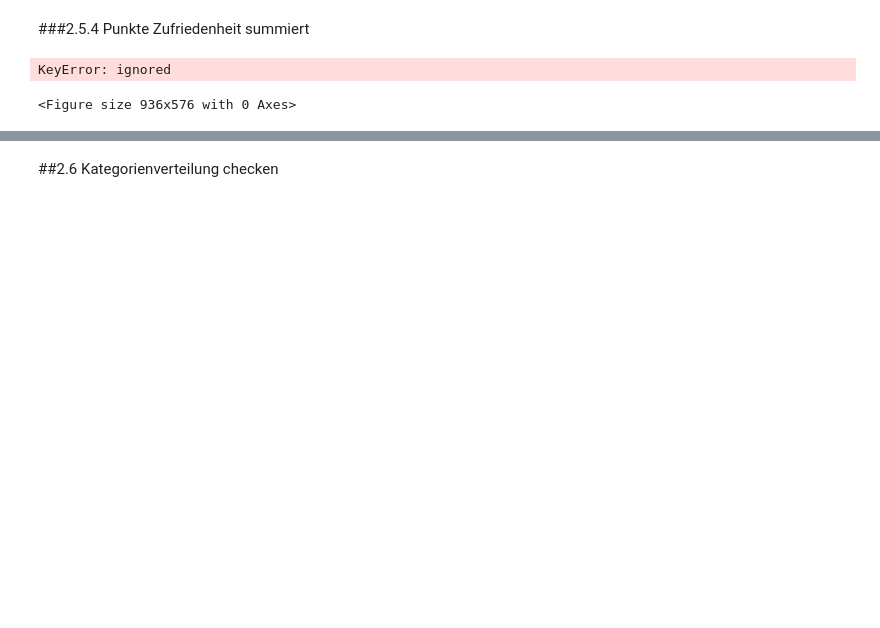
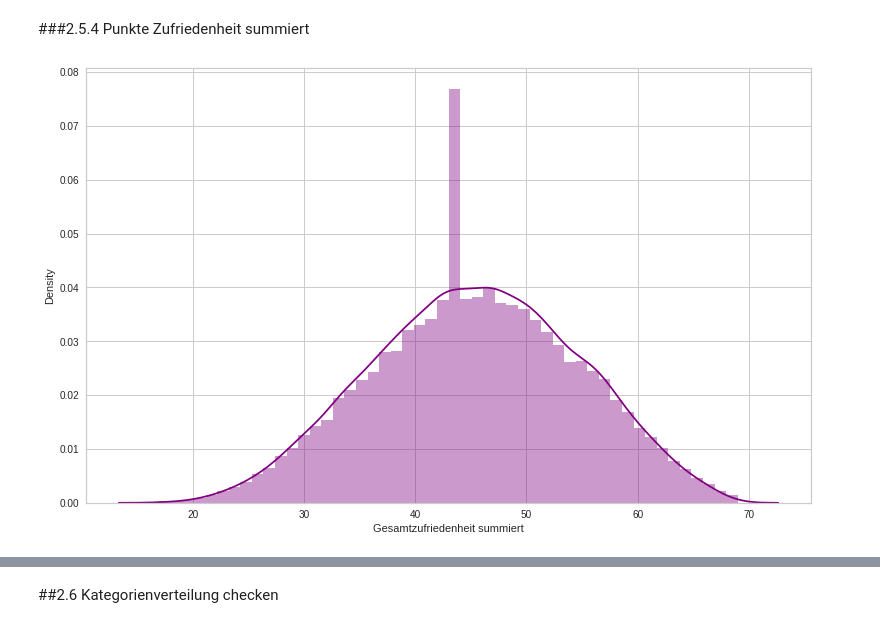
Before and after one commit to AliceKitchkin/Unsupervised-Machine-Learning, a Jupyter notebook: AirlinePassengerSatisfaction.ipynb, the cells around one changed output, grey strips where cells are left out. Cells and saved outputs as stored; diff of their text form; code cells hidden in the pictures; blank space fills up the shorter version.

```diff
--- a/AirlinePassengerSatisfaction.ipynb
+++ b/AirlinePassengerSatisfaction.ipynb
@@ -270,11 +266,10 @@ fig.show()
 # %% [markdown]
 ###2.5.4 Punkte Zufriedenheit summiert
 # %%
-#plt.figure(figsize=(13,8))
-#sns.distplot(data['Punkte Zufriedenheit summiert'], color='purple');
+plt.figure(figsize=(13,8))
+sns.distplot(data['Gesamtzufriedenheit summiert'], color='purple');
 # %% [output]
-KeyError: ignored
-<Figure size 936x576 with 0 Axes>
+[figure, added]
 # %%
 fig = make_subplots(rows=1, cols=3)
 
```
Also changed, not shown: parts of 11 cells of this notebook.
